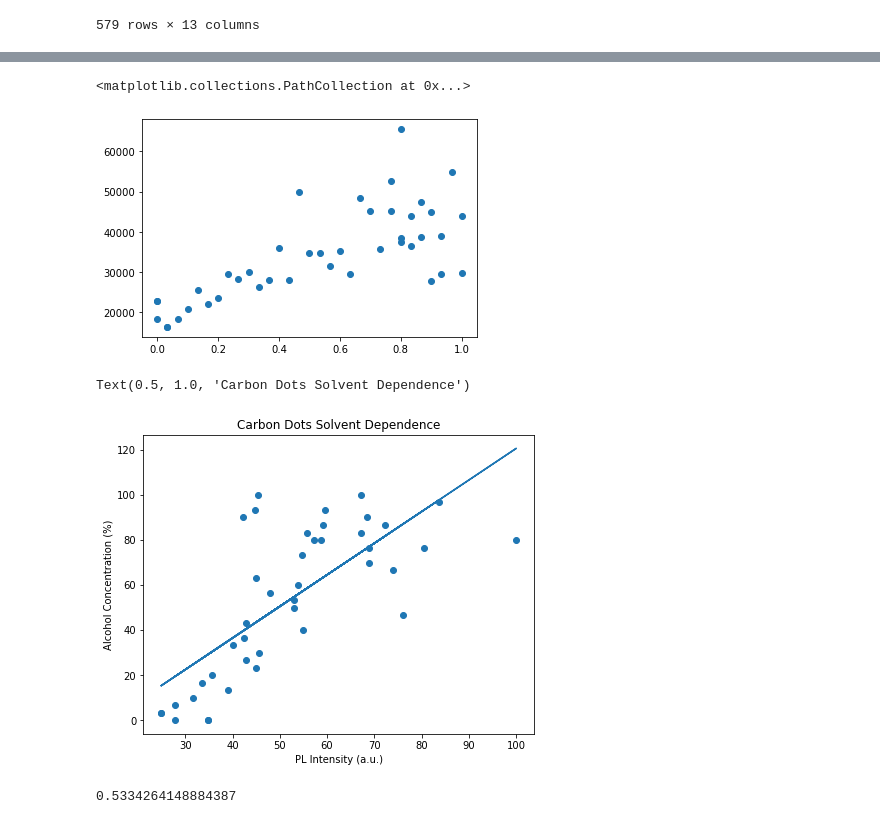
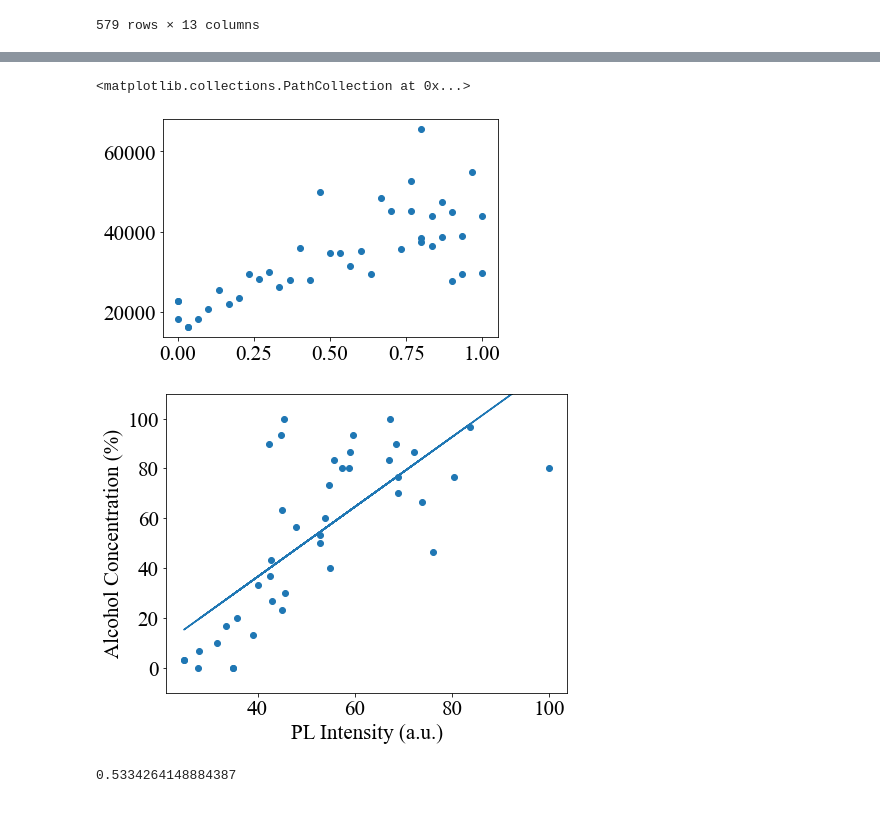
Before and after one commit to aarond953/alcML, a Jupyter notebook: 3-raw_data_evaluation.ipynb, the cells around one changed output, grey strips where cells are left out. Drawn from its saved outputs; the diff is of its cells as text; code cells hidden in the pictures.

```diff
--- a/3-raw_data_evaluation.ipynb
+++ b/3-raw_data_evaluation.ipynb
@@ -47,6 +48,8 @@ def touch(fname):
 #   os.chdir(folder)
 # print(os.path.abspath(''))
 # touch(folder+'png')
+# %%
+plt.rcParams.update({'font.size':21, 'font.family':'Times New Roman'})
 # %%
 df3=pd.read_pickle('csv/PL_LT_sol_aug_pd.pkl')
 # %%
@@ -388,24 +408,24 @@ PL100obs.sort_values('alcohol_concentration')
 plt.scatter(PL100obs['alcohol_concentration'],PL100obs['max'])
 # %% [output]
 <matplotlib.collections.PathCollection at 0x...>
-[figure, old version]
+[figure, new version]
 # %%
 # plt.scatter(PL100obs['alcohol_concentration'],PL100obs['max_ind'])
 m1, b1 = np.polyfit(PL100obs['max']/max(PL100obs['max'])*100,PL100obs['alcohol_concentration']*100,1)
-plt.figure(figsize=(7,5.5))
+plt.figure(figsize=(7.2,5.5))
 plt.tight_layout()
 plt.scatter(PL100obs['max']/max(PL100obs['max'])*100,PL100obs['alcohol_concentration']*100)
 plt.plot(PL100obs['max']/max(PL100obs['max'])*100, m1*PL100obs['max']/max(PL100obs['max'])*100 + b1)
 np.average(np.abs(np.abs(m1*PL100obs['max']/max(PL100obs['max'])*100 + b1)-np.abs(PL100obs['alcohol_concentration']*100)))
 #plt.xticks(np.arange(550,590,5))
+plt.ylim(-10,110)
 plt.xlabel('PL Intensity (a.u.)')
 plt.ylabel('Alcohol Concentration (%)')
-plt.title('Carbon Dots Solvent Dependence')
+#plt.title('Carbon Dots Solvent Dependence')
 # plt.legend(['measured', 'fit (mae 7.6%)'], loc='upper right')
-#plt.savefig("PL_int_dependence_fit.png",dpi=300,facecolor='w')
+plt.savefig("PL_int_dependence_fit2.png",dpi=300,facecolor='w')
 # %% [output]
-Text(0.5, 1.0, 'Carbon Dots Solvent Dependence')
-[figure, old version]
+[figure, new version]
 # %%
 sm.r2_score(PL100obs['alcohol_concentration']*100,m1*PL100obs['max']/max(PL100obs['max'])*100 + b1)
 # %% [output]
```
Also changed, not shown: parts of 22 cells of this notebook.
